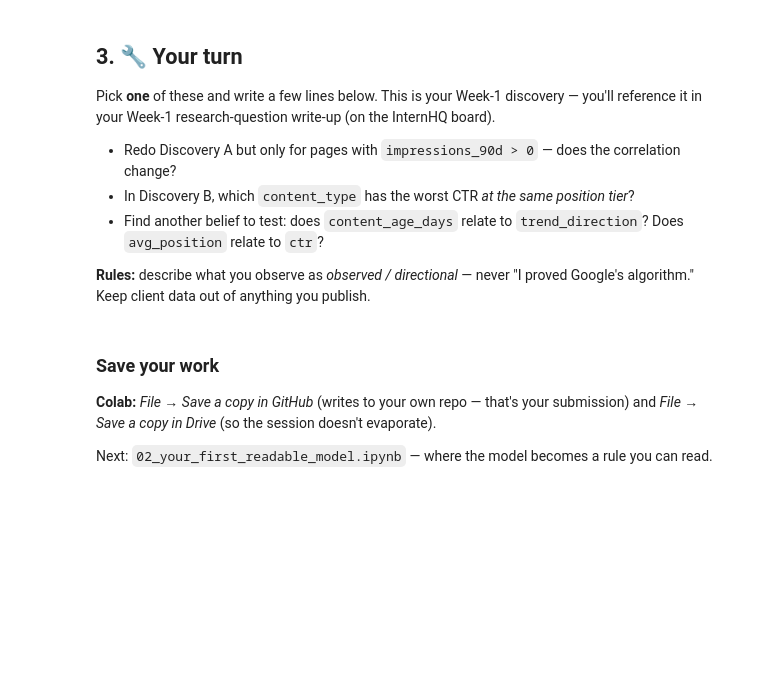
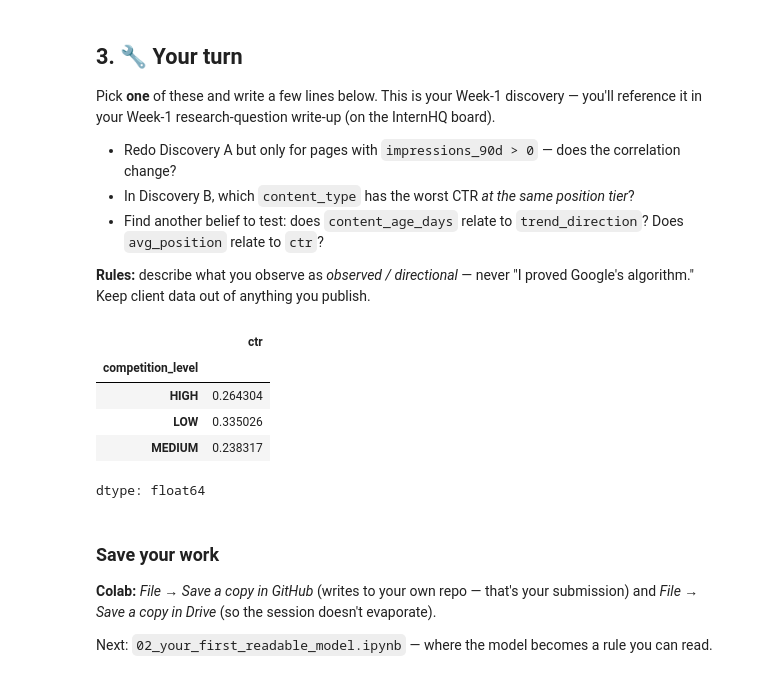
Before and after one commit to ShahvezAli784/-flyrank-machine-learning, a Jupyter notebook: notebooks/01_first_look_and_discovery.ipynb, the cells around one changed output. Drawn from its saved outputs; the diff is of its cells as text; code cells hidden in the pictures; blank space fills up the shorter version.

```diff
--- a/notebooks/01_first_look_and_discovery.ipynb
+++ b/notebooks/01_first_look_and_discovery.ipynb
@@ -151,6 +151,14 @@ Pick **one** of these and write a few lines below. This is your Week-1 discovery
 **Rules:** describe what you observe as *observed / directional* — never "I proved Google's algorithm." Keep client data out of anything you publish.
 # %%
 # Your discovery here
+df.groupby("competition_level")["ctr"].mean()
+# %% [output]
+|  | ctr |
+| competition_level |  |
+| HIGH | 0.264304 |
+| LOW | 0.335026 |
+| MEDIUM | 0.238317 |
+dtype: float64
 # %% [markdown]
 ### Save your work
 **Colab:** *File → Save a copy in GitHub* (writes to your own repo — that's your submission) and *File → Save a copy in Drive* (so the session doesn't evaporate).
```
